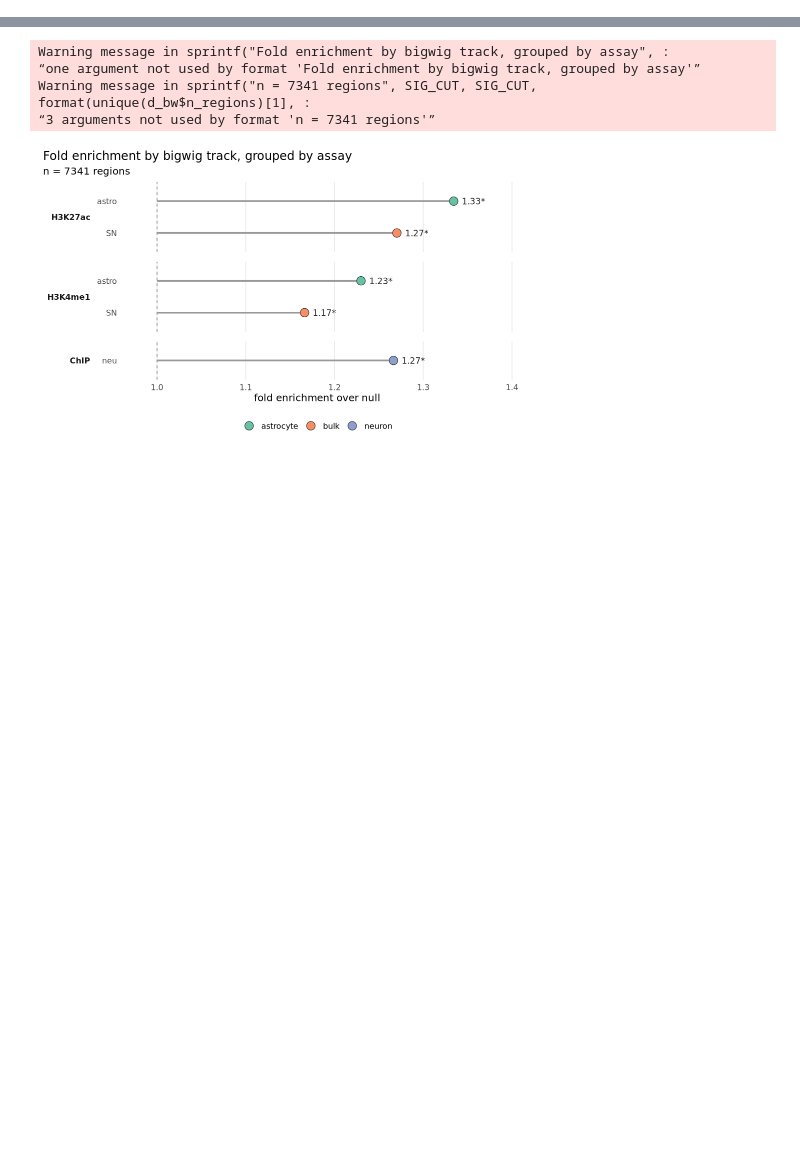
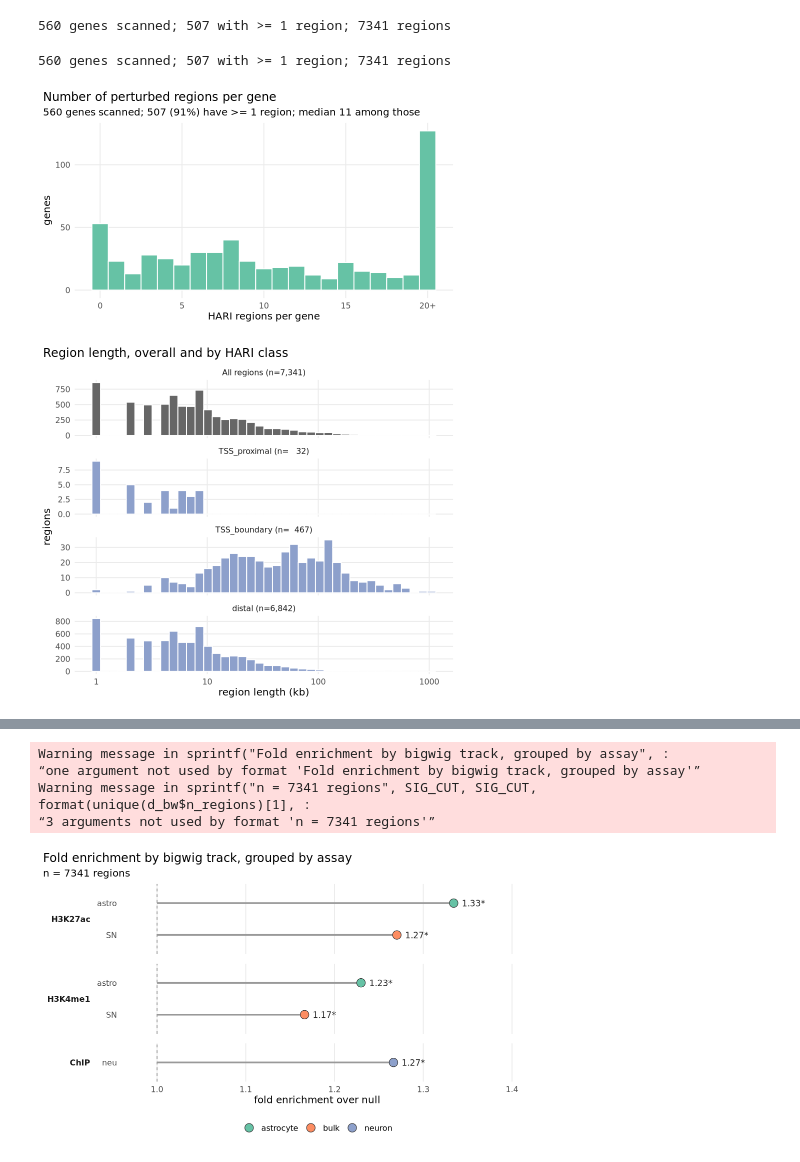
Before and after one commit to dhan1004/perturb_enrich, a Jupyter notebook: scripts/plot_enrichment.ipynb, the cells around one changed output, grey strips where cells are left out. Saved outputs shown, nothing was run; the diff lists cells and outputs as text; code cells hidden in the pictures; blank space fills up the shorter version.

Commit message:
plots

```diff
--- a/scripts/plot_enrichment.ipynb
+++ b/scripts/plot_enrichment.ipynb
@@ -18,0 +66,67 @@ The following objects are masked from ‘package:base’:
+# %%
+gene_dirs <- list.dirs(SCAN_ROOT, recursive = FALSE)
+gene_dirs <- gene_dirs[grepl("^ENSG", basename(gene_dirs))]   # skip non-gene folders such as _array_manifests
+cdir <- function(g) file.path(g, "results", CELL)
+
+# regions.tsv is written for every scanned gene (header only when nothing was called), so zero-region genes are counted
+regions_by_gene <- map(gene_dirs, ~ read_tsv(file.path(cdir(.x), "regions.tsv"),
+                                              col_types = cols(.default = col_character()), progress = FALSE))
+scan_summary <- tibble(gene_id = basename(gene_dirs), n_regions = map_int(regions_by_gene, nrow))
+regions <- bind_rows(regions_by_gene) |>
+  mutate(across(c(start0, end0, length_bp, mean_abs_effect, max_abs_effect, mean_signed_effect), as.numeric),
+         annotation = factor(annotation, levels = CLASS_LEVELS),
+         direction  = factor(direction, levels = names(COL_DIR)))
+
+cat(nrow(scan_summary), "genes scanned;", sum(scan_summary$n_regions > 0), "with >= 1 region;",
+    nrow(regions), "regions\n")
+# %% [output]
+560 genes scanned; 507 with >= 1 region; 7341 regions
+# %%
+gene_dirs <- list.dirs(SCAN_ROOT, recursive = FALSE)
+gene_dirs <- gene_dirs[grepl("^ENSG", basename(gene_dirs))]   # skip non-gene folders such as _array_manifests
+cdir <- function(g) file.path(g, "results", CELL)
+
+# regions.tsv is written for every scanned gene (header only when nothing was called), so zero-region genes are counted
+regions_by_gene <- map(gene_dirs, ~ read_tsv(file.path(cdir(.x), "regions.tsv"),
+                                              col_types = cols(.default = col_character()), progress = FALSE))
+scan_summary <- tibble(gene_id = basename(gene_dirs), n_regions = map_int(regions_by_gene, nrow))
+regions <- bind_rows(regions_by_gene) |>
+  mutate(across(c(start0, end0, length_bp, mean_abs_effect, max_abs_effect, mean_signed_effect), as.numeric),
+         annotation = factor(annotation, levels = CLASS_LEVELS),
+         direction  = factor(direction, levels = names(COL_DIR)))
+
+cat(nrow(scan_summary), "genes scanned;", sum(scan_summary$n_regions > 0), "with >= 1 region;",
+    nrow(regions), "regions\n")
+# %% [output]
+560 genes scanned; 507 with >= 1 region; 7341 regions
+# %%
+CAP <- 20
+n_with <- sum(scan_summary$n_regions > 0)
+p_n <- ggplot(scan_summary, aes(pmin(n_regions, CAP))) +
+  geom_histogram(binwidth = 1, boundary = -0.5, fill = "#66C2A5", colour = "white") +
+  scale_x_continuous(breaks = c(0, 5, 10, 15, 20), labels = c("0", "5", "10", "15", "20+")) +
+  labs(x = "HARI regions per gene", y = "genes",
+       title = "Number of perturbed regions per gene",
+       subtitle = sprintf("%d genes scanned; %d (%.0f%%) have >= 1 region; median %g among those",
+                          nrow(scan_summary), n_with, 100 * n_with / nrow(scan_summary),
+                          median(scan_summary$n_regions[scan_summary$n_regions > 0]))) +
+  theme_story()
+print(show(p_n, "act1_regions_per_gene", 7, 4))
+
+len_df <- bind_rows(mutate(regions, panel = "All regions"),
+                    mutate(regions, panel = as.character(annotation))) |>
+  mutate(panel = factor(panel, levels = c("All regions", CLASS_LEVELS)))
+n_lab <- len_df |> count(panel) |> mutate(lab = sprintf("%s (n=%s)", panel, format(n, big.mark = ",")))
+len_df <- len_df |> mutate(panel = factor(panel, levels = n_lab$panel, labels = n_lab$lab))
+
+p_len <- ggplot(len_df, aes(length_bp / 1e3, fill = panel)) +
+  geom_histogram(bins = 40, colour = "white", show.legend = FALSE) +
+  scale_x_log10() +
+  scale_fill_manual(values = c("grey40", "#8DA0CB", "#8DA0CB", "#8DA0CB")) +
+  facet_wrap(~panel, ncol = 1, scales = "free_y") +
+  labs(x = "region length (kb)", y = "regions", title = "Region length, overall and by HARI class") +
+  theme_story()
+show(p_len, "act1_region_length", 7, 6)
+# %% [output]
+[figure, added]
+[figure, added]
```
Also changed, not shown: parts of 16 cells of this notebook, 4 other files.
